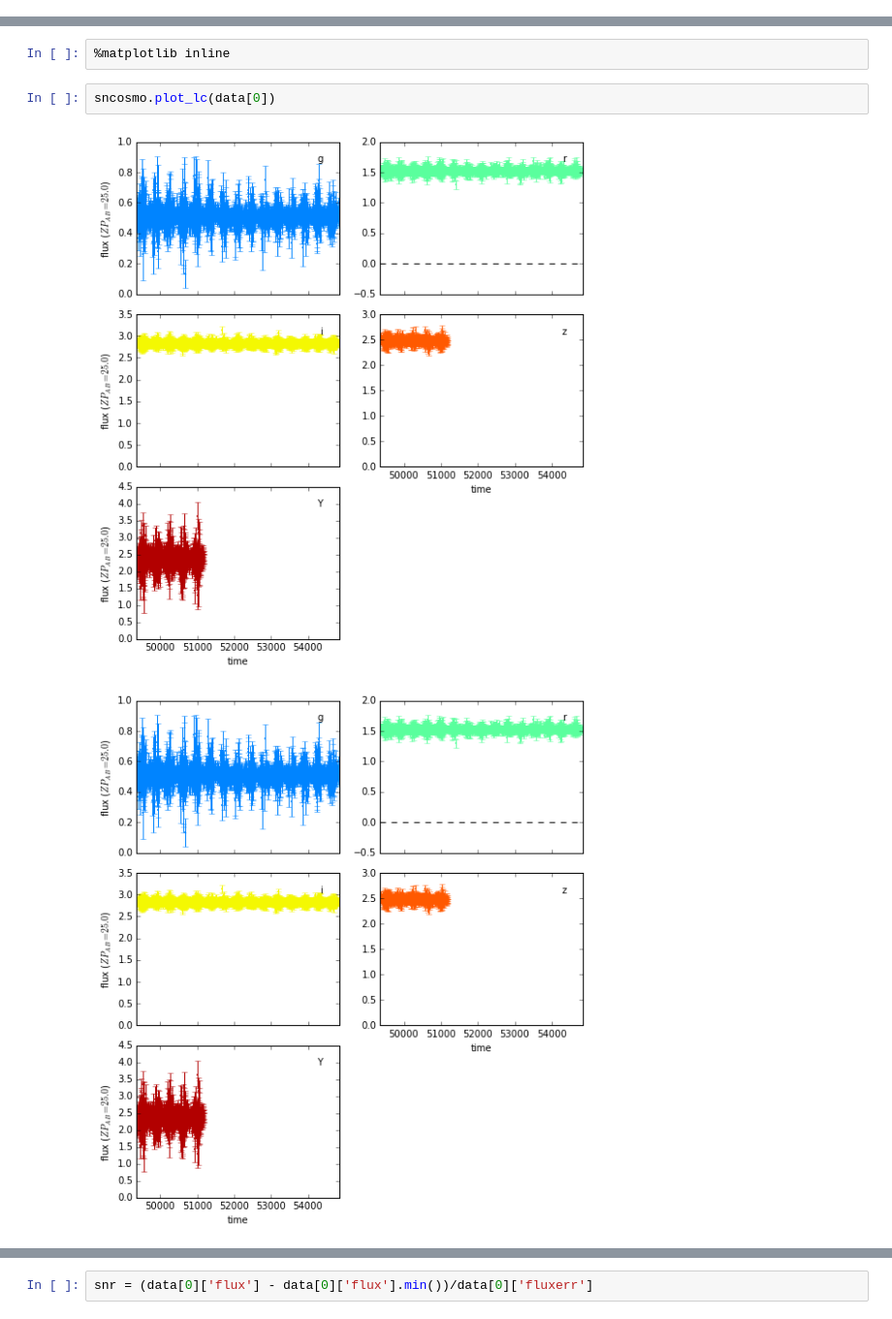
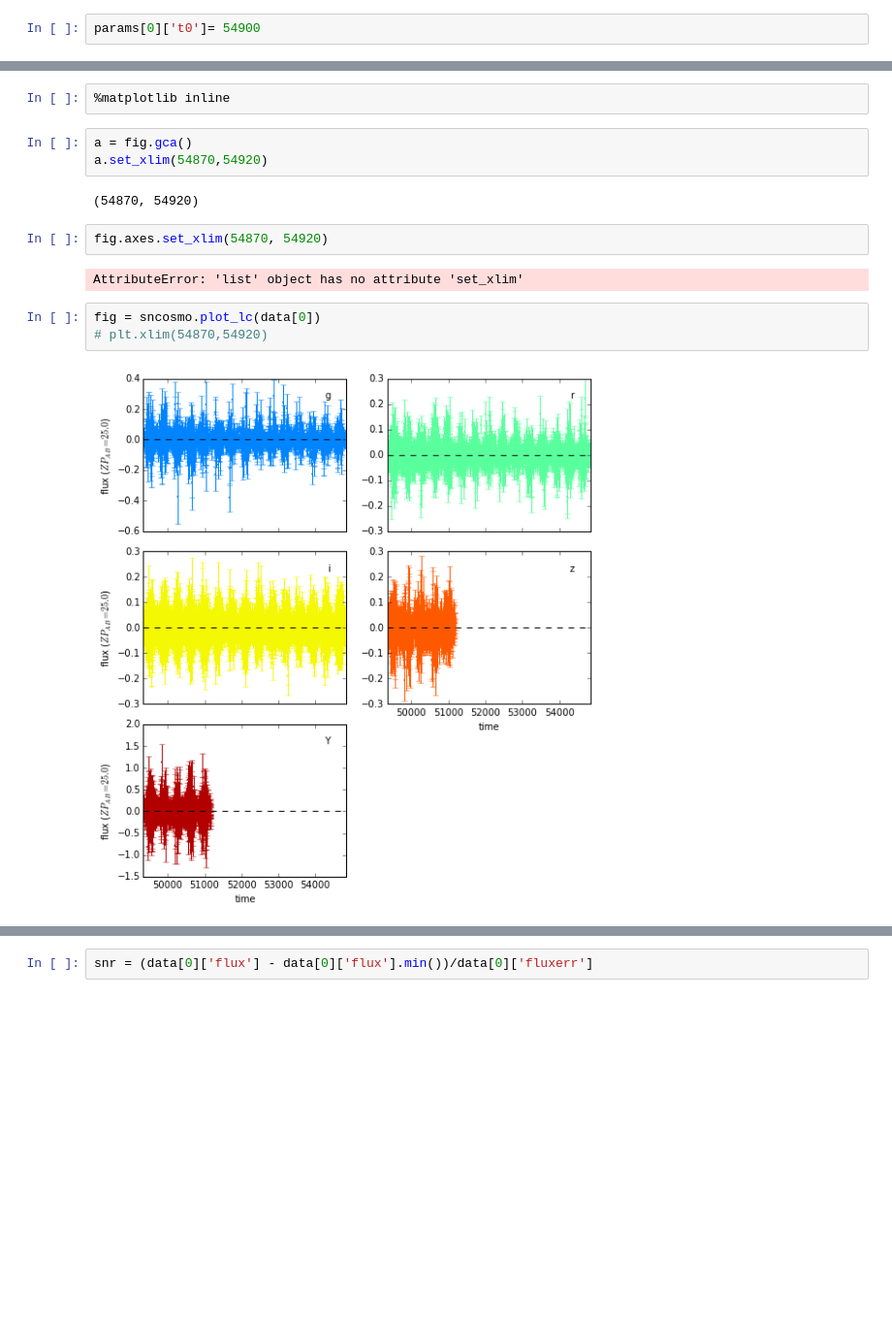
Before and after one commit to rbiswas4/lsstpipeline, a Jupyter notebook: realize_lcs.ipynb, the cells around one changed output, grey strips where cells are left out. Shown: that part at 97% size. Saved outputs shown, nothing was run; the diff lists cells and outputs as text; blank space fills up the shorter version.

```diff
--- a/realize_lcs.ipynb
+++ b/realize_lcs.ipynb
@@ -22,6 +22,8 @@ for z in [0.3]:
     # RB: really should not be min, max but done like in catalogs
     p = {'z':z, 't0':uniform(-minmjd, maxmjd), 'x0':x0, 'x1': normal(0., 1.), 'c': normal(0., 0.1)}
     params.append(p)
+# %%
+params[0]['t0']= 54900
 # %%
 params
 # %% [output]
@@ -87,9 +89,18 @@ NameError: name 'data' is not defined
 # %%
 %matplotlib inline
+# %%
+a = fig.gca()
+a.set_xlim(54870,54920)
+# %% [output]
+(54870, 54920)
+# %%
+fig.axes.set_xlim(54870, 54920)
+# %% [output]
+AttributeError: 'list' object has no attribute 'set_xlim'
 # %%
-sncosmo.plot_lc(data[0])
+fig = sncosmo.plot_lc(data[0])
+# plt.xlim(54870,54920)
 # %% [output]
-[figure, old version]
+[figure, new version]
-[figure, removed]
 # %%
 sncosmo.plot_lc(dataskip[0])
```
Also changed, not shown: parts of 14 cells of this notebook.
